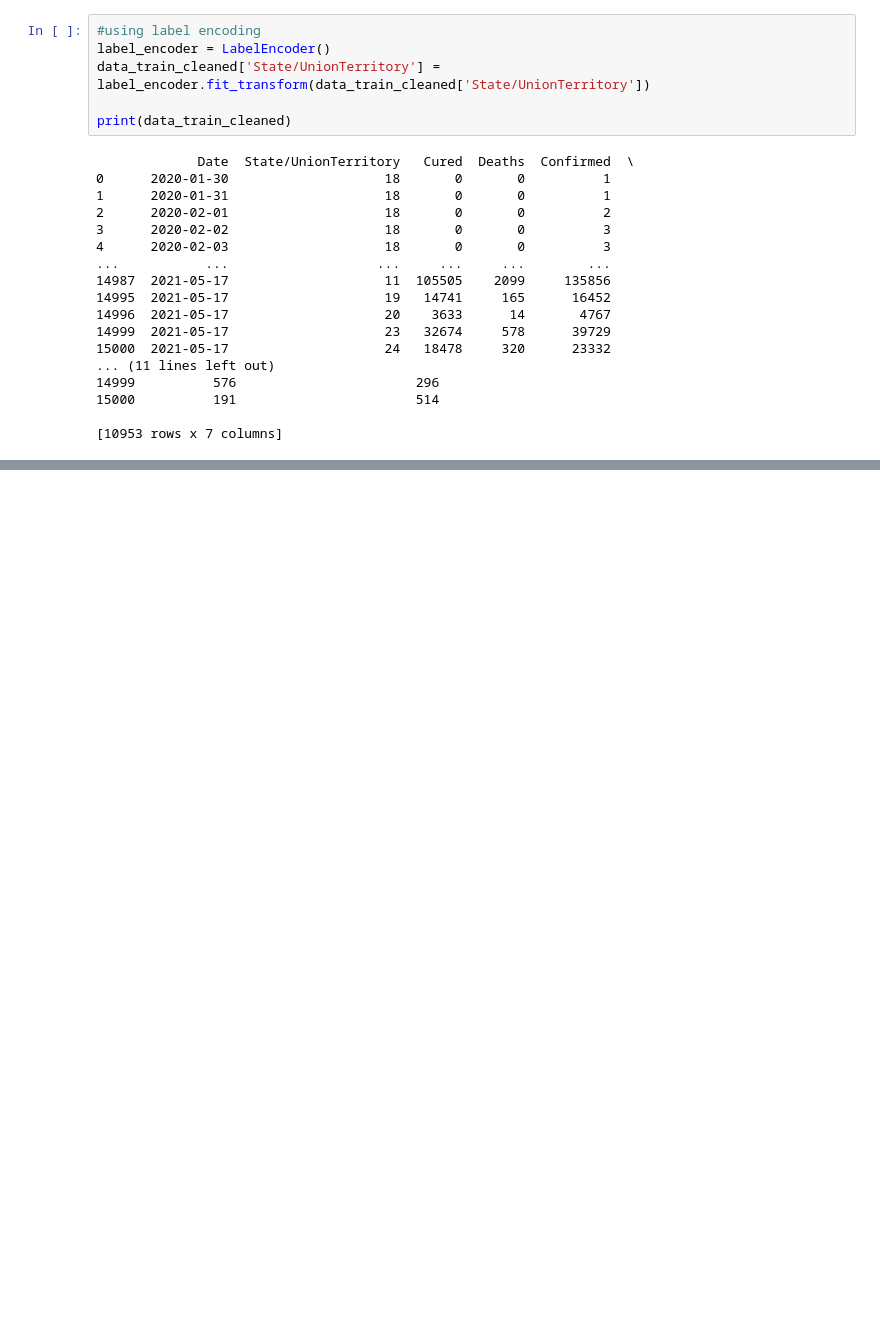
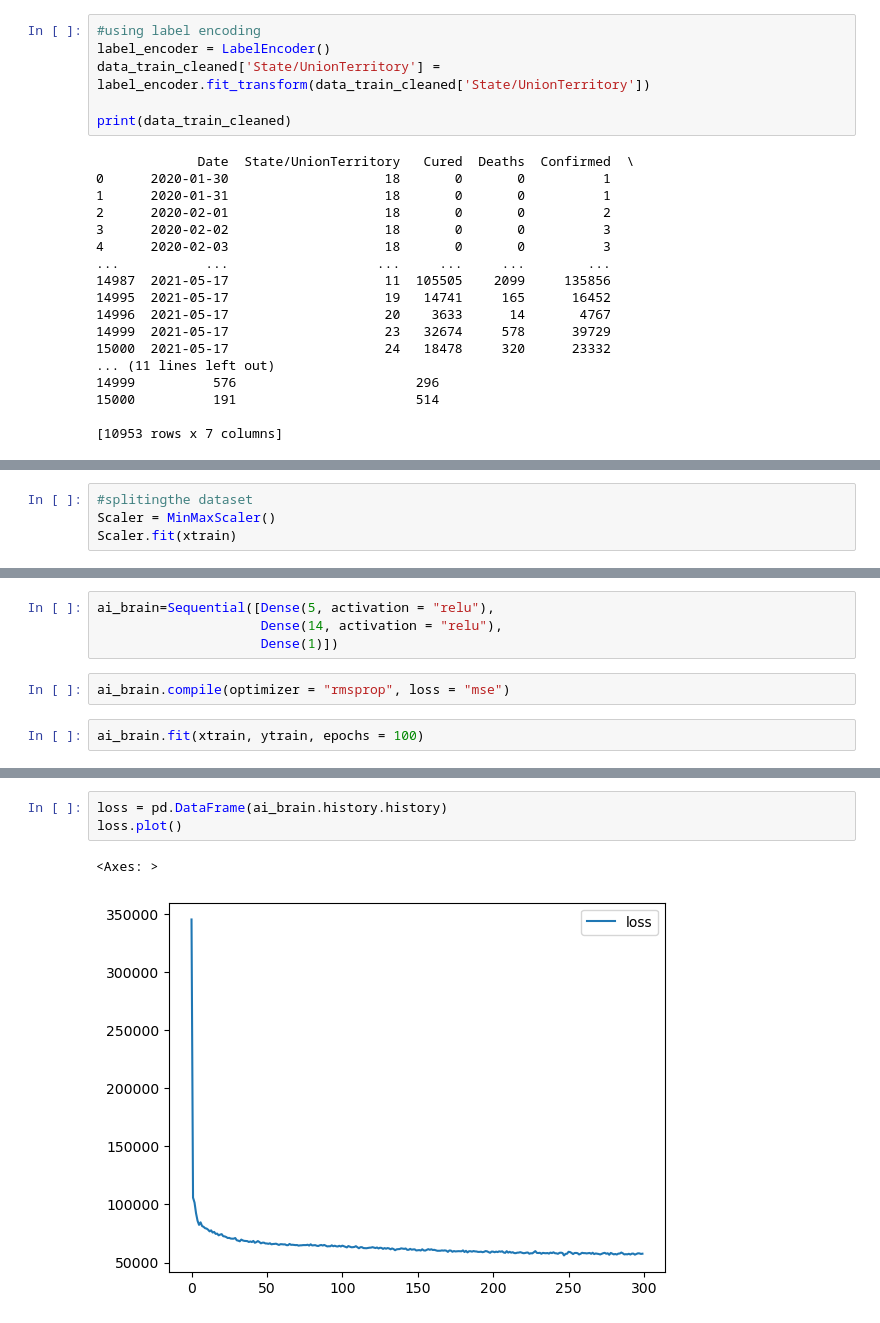
Before and after one commit to Venkatigi/-Covid-19-cases, a Jupyter notebook: Prog/Covid-19 Case Prediction ver --1.0.0.ipynb, the cells around one changed output, grey strips where cells are left out. Drawn from its saved outputs; the diff is of its cells as text; blank space fills up the shorter version.

```diff
--- a/Prog/Covid-19 Case Prediction ver --1.0.0.ipynb
+++ b/Prog/Covid-19 Case Prediction ver --1.0.0.ipynb
@@ -82,0 +91,4 @@ print(data_train_cleaned)
+# %%
+#splitingthe dataset
+Scaler = MinMaxScaler()
+Scaler.fit(xtrain)
@@ -82,0 +99,8 @@ print(data_train_cleaned)
+# %%
+ai_brain=Sequential([Dense(5, activation = "relu"),
+                     Dense(14, activation = "relu"),
+                     Dense(1)])
+# %%
+ai_brain.compile(optimizer = "rmsprop", loss = "mse")
+# %%
+ai_brain.fit(xtrain, ytrain, epochs = 100)
@@ -82,0 +126,6 @@ print(data_train_cleaned)
+# %%
+loss = pd.DataFrame(ai_brain.history.history)
+loss.plot()
+# %% [output]
+<Axes: >
+[figure, added]
```
Also changed, not shown: parts of 11 cells of this notebook, 7 other files.
